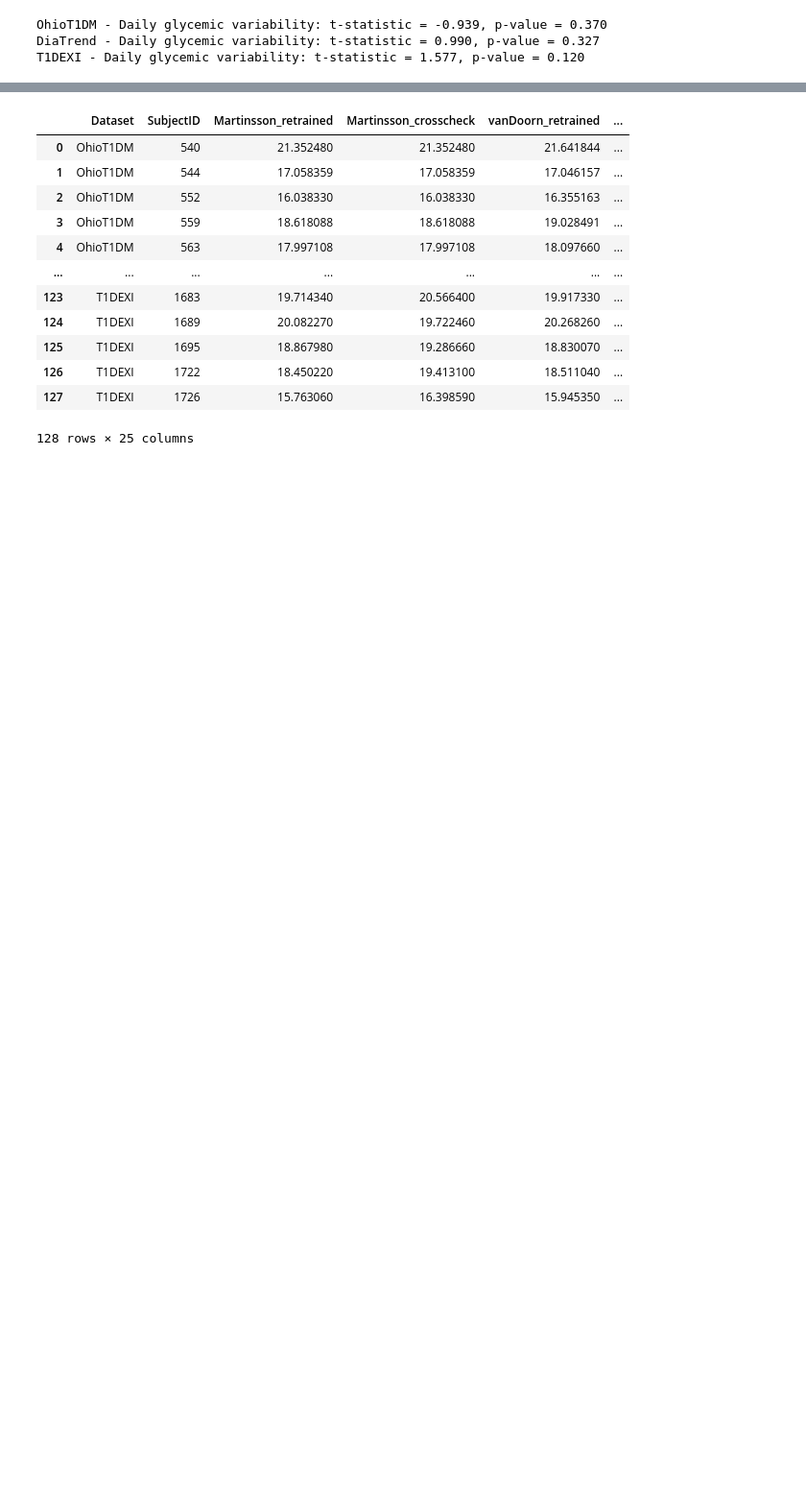
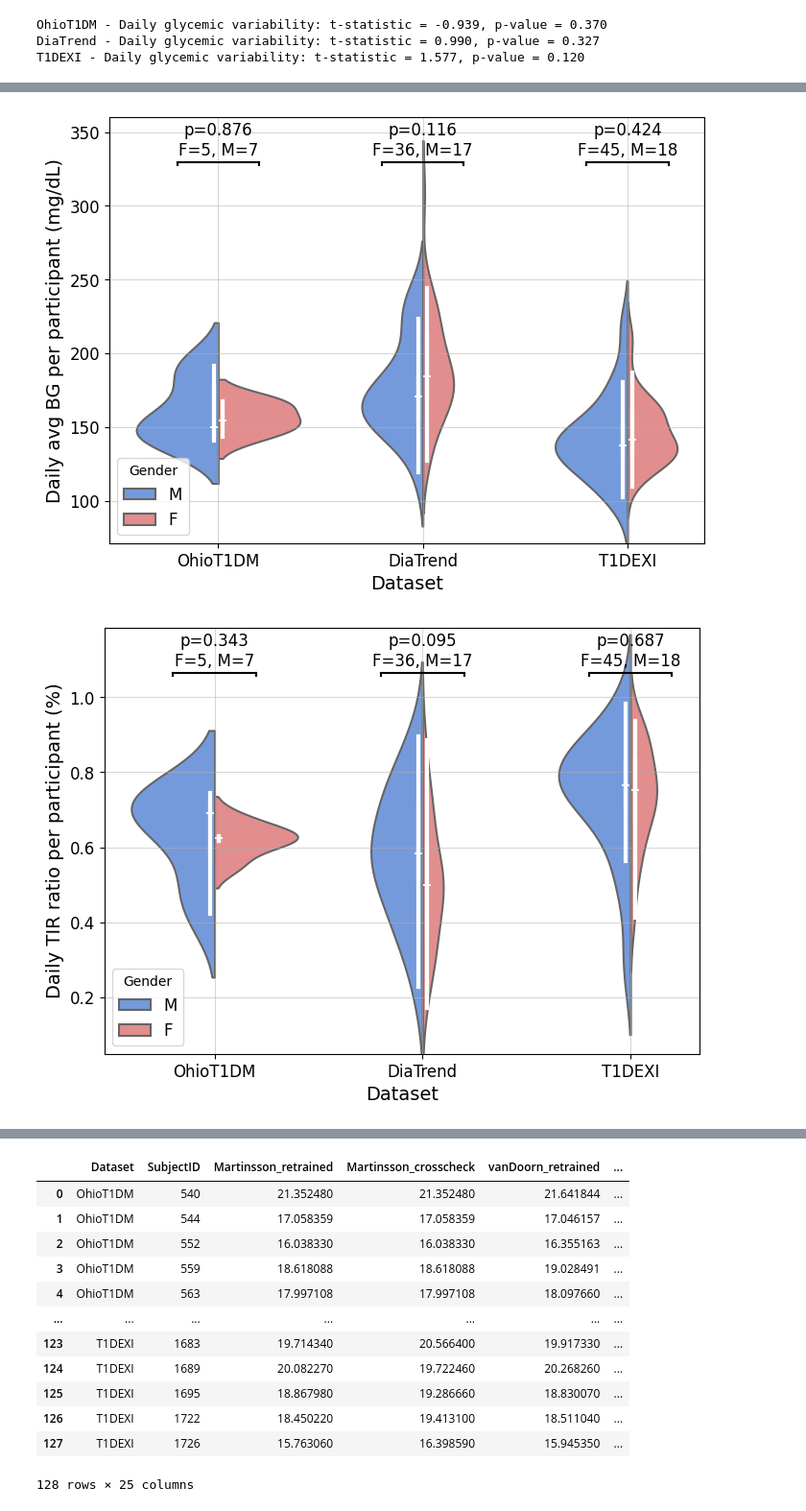
Before and after one commit to Augmented-Health-Lab/ReproGenBG_ML4H, a Jupyter notebook: ResultCalculation/result_summary.ipynb, the cells around one changed output, grey strips where cells are left out. Shown at 96% size. Drawn from its saved outputs; the diff is of its cells as text; code cells hidden in the pictures; blank space fills up the shorter version.

```diff
--- a/ResultCalculation/result_summary.ipynb
+++ b/ResultCalculation/result_summary.ipynb
@@ -1111,0 +1215,9 @@ T1DEXI - Daily glycemic variability: t-statistic = 1.577, p-value = 0.120
+# %%
+# Create grouped violin plots and perform Mann-Whitney U tests for the specified columns
+columns = ['Daily avg BG per participant (mg/dL)', 'Daily TIR ratio per participant (%)', 'Daily GV per participant (mg/dL)']
+
+for column in columns:
+    create_grouped_violin_plot(column)
+# %% [output]
+[figure, added]
+[figure, added]
```
Also changed, not shown: parts of 6 cells of this notebook, 6 other files.
